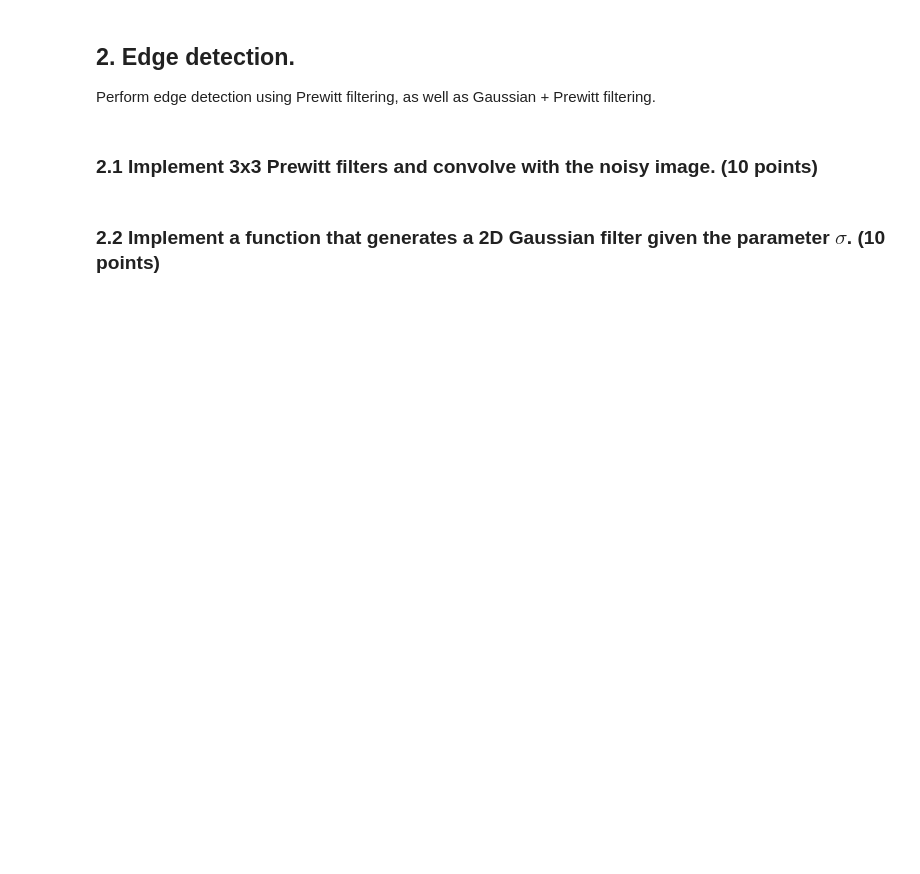
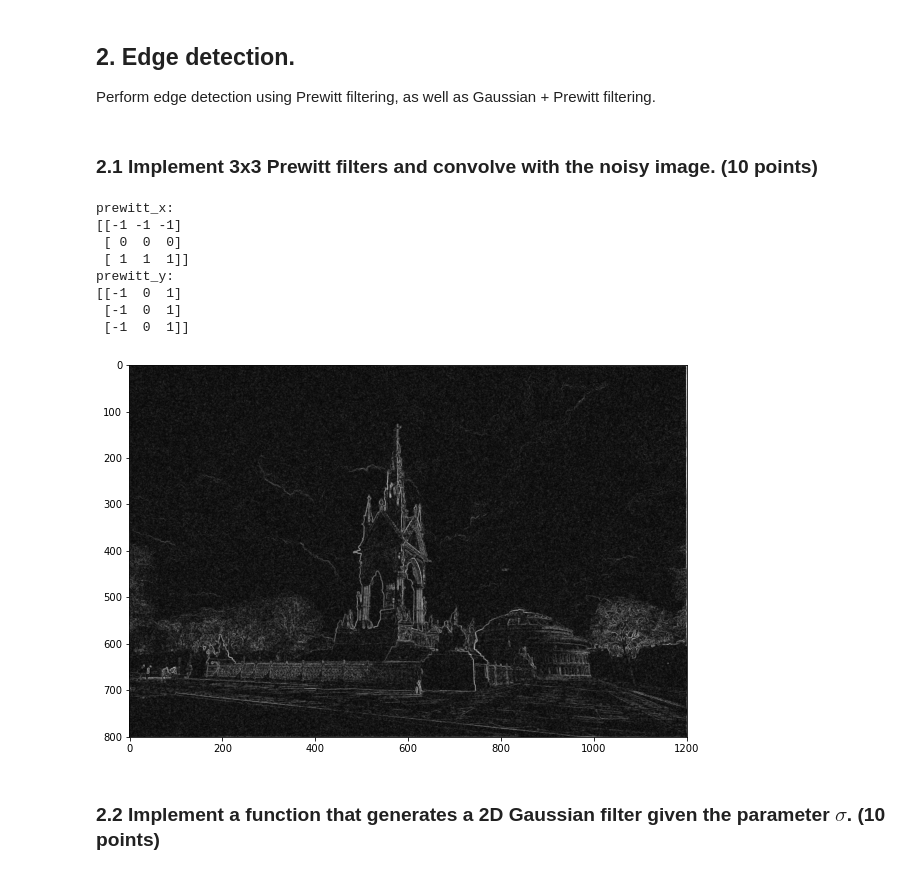
Before and after one commit to wdhg/Computer_Vision_2022, a Jupyter notebook: coursework_01/coursework_01.ipynb, the cells around one changed output. Saved outputs shown, nothing was run; the diff lists cells and outputs as text; code cells hidden in the pictures; blank space fills up the shorter version.

```diff
--- a/coursework_01/coursework_01.ipynb
+++ b/coursework_01/coursework_01.ipynb
@@ -93,24 +109,49 @@ Perform edge detection using Prewitt filtering, as well as Gaussian + Prewitt fi
 ### 2.1 Implement 3x3 Prewitt filters and convolve with the noisy image. (10 points)
 # %%
 # Design the Prewitt filters
-prewitt_x = ...
-prewitt_y = ...
+prewitt_x = np.array([
+    [-1, -1, -1],
+    [0, 0, 0],
+    [1, 1, 1],
+])
+prewitt_y = np.array([
+    [-1, 0, 1],
+    [-1, 0, 1],
+    [-1, 0, 1],
+])
 
-# Prewitt filtering
+def grad_mag_filter(image):
+    # Prewitt filtering
+    image_prewitt_x = scipy.signal.convolve2d(image, prewitt_x);
+    image_prewitt_y = scipy.signal.convolve2d(image, prewitt_y);
 
+    # Calculate the gradient magnitude
+    image_prewitt_x_squared = np.square(image_prewitt_x)
+    image_prewitt_y_squared = np.square(image_prewitt_y)
+    image_prewitt_xy_squared_sum = image_prewitt_x_squared + image_prewitt_y_squared
+    return np.sqrt(image_prewitt_xy_squared_sum)
 
-# Calculate the gradient magnitude
-
+grad_mag = grad_mag_filter(image_noisy)
 
 # Print the filters (provided)
 print('prewitt_x:')
 print(prewitt_x)
 print('prewitt_y:')
 print(prewitt_y)
 
 # Display the gradient magnitude image (provided)
 plt.imshow(grad_mag, cmap='gray')
 plt.gcf().set_size_inches(10, 8)
+# %% [output]
+prewitt_x:
+[[-1 -1 -1]
+ [ 0  0  0]
+ [ 1  1  1]]
+prewitt_y:
+[[-1  0  1]
+ [-1  0  1]
+ [-1  0  1]]
+[figure, added]
 # %% [markdown]
 ### 2.2 Implement a function that generates a 2D Gaussian filter given the parameter $\sigma$. (10 points)
 # %%
```
Also changed, not shown: parts of 16 cells of this notebook.
